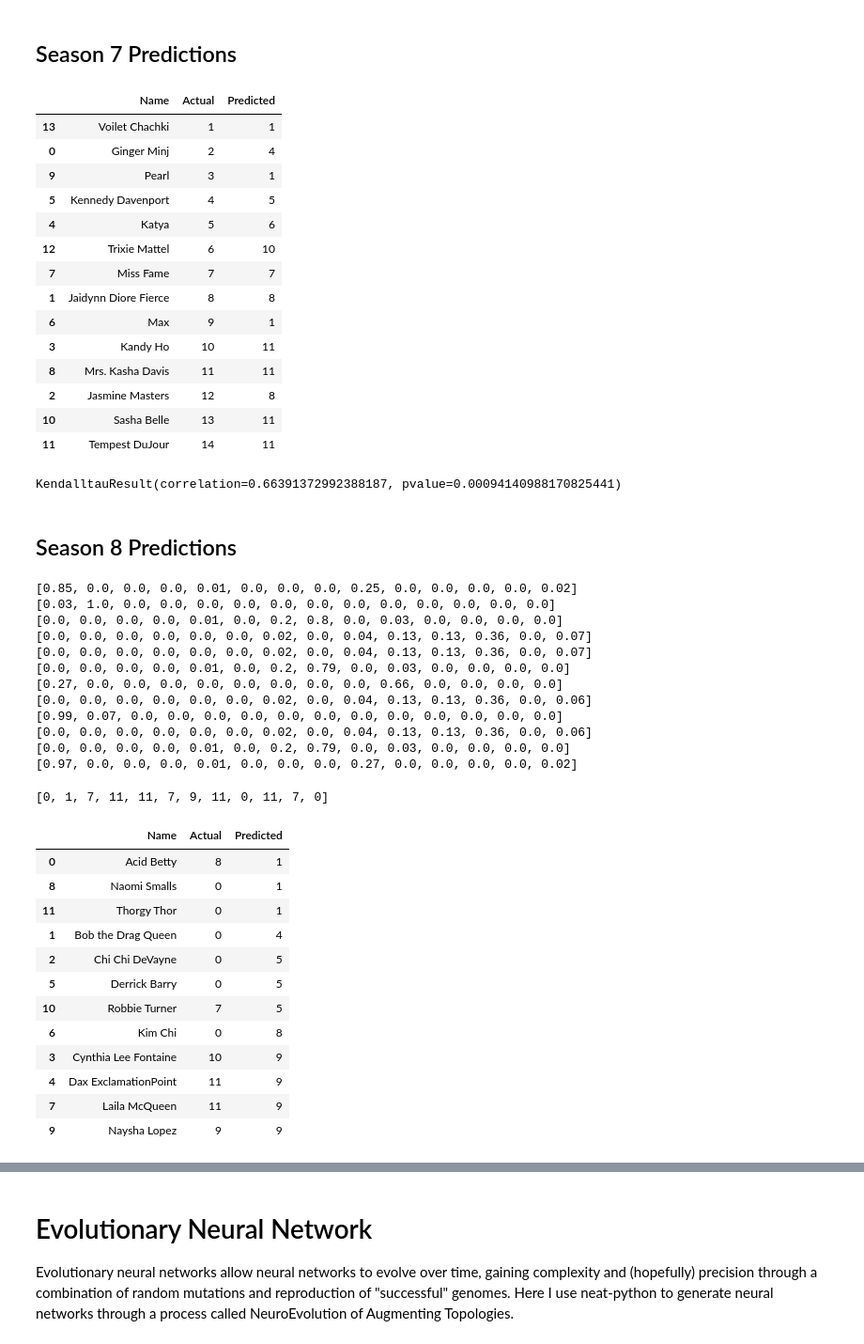
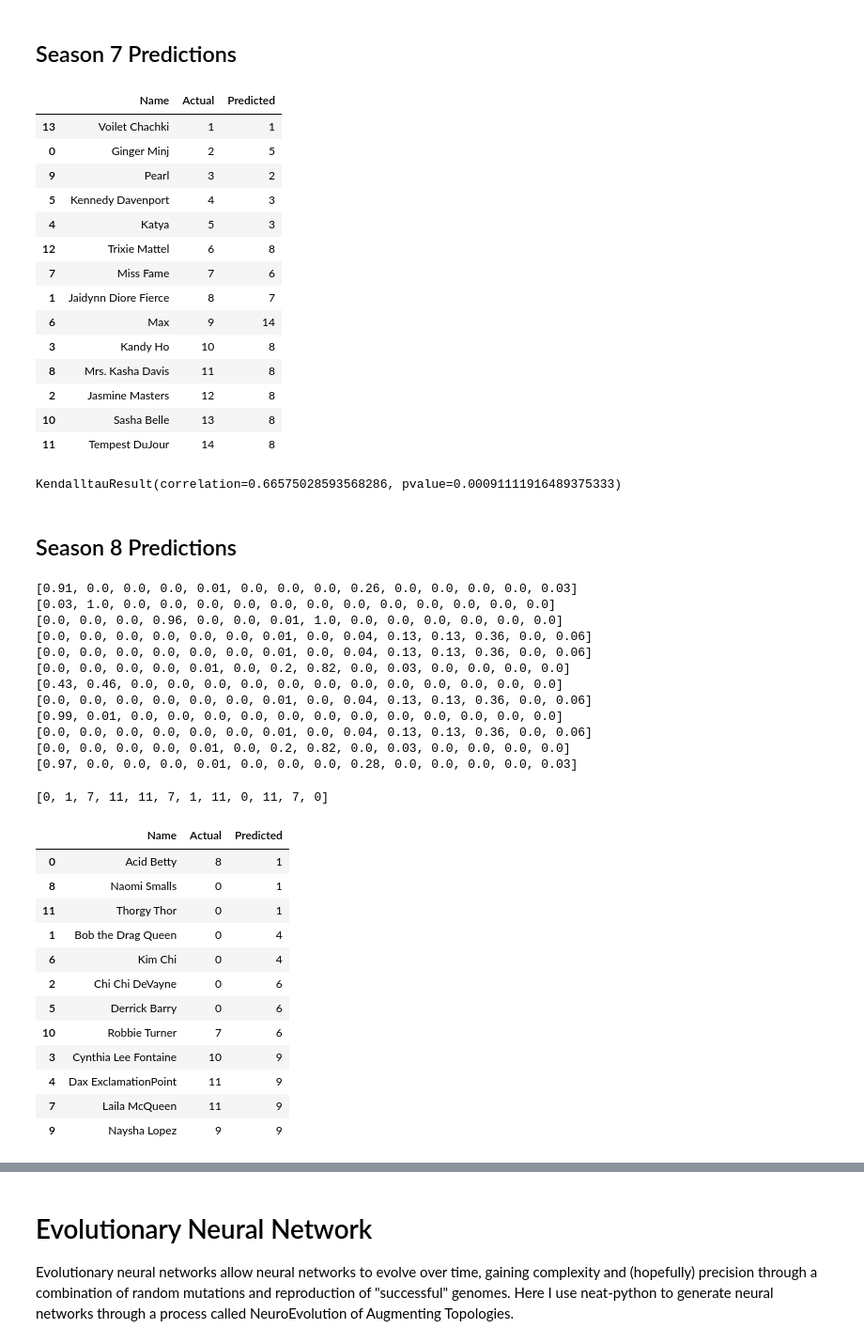
Before and after one commit to telliott27/rupaulsdragrace, a Jupyter notebook: Drag Race.ipynb, the cells around one changed output, grey strips where cells are left out. Shown: that part at 94% size. Saved outputs shown, nothing was run; the diff lists cells and outputs as text; code cells hidden in the pictures.

```diff
--- a/Drag Race.ipynb
+++ b/Drag Race.ipynb
@@ -349,23 +370,32 @@ output_layer = [[random.random() for __ in range(num_hidden + 1)]
 network = [hidden_layer, output_layer]
 # %% [markdown]
 Neural networks work best if values are standardized close to 0-1. So for the non-dummy variables, I'll standardize to mean=0, sd=1
+# %%
+# create a function to scale the data for us
+def scaleQueens(df):
+    """Scale Age, Wins, Highs, Lows, and Lipsyncs in feature data frames"""
+    df['Age'] = scale(df['Age'])
+    df['Wins'] = scale(df['Wins'])
+    df['Highs'] = scale(df['Highs'])
+    df['Lows'] = scale(df['Lows'])
+    df['Lipsyncs'] = scale(df['Lipsyncs'])
+    return df
 # %%
 from sklearn.preprocessing import scale
 queensNN = queens
-queensNN['Age'] = scale(queensNN['Age'])
-queensNN['Wins'] = scale(queensNN['Wins'])
-queensNN['Highs'] = scale(queensNN['Highs'])
-queensNN['Lows'] = scale(queensNN['Lows'])
+#scale season for entire data set (I'll scale each subset of data individually for everything else)
 queensNN['Season'] = scale(queensNN['Season'])
-queensNN['Lipsyncs'] = scale(queensNN['Lipsyncs'])
 
 #dataset = zip(inputs_dig, targets_dig)
 # %%
 XtrainNN = queensNN.loc[queens.Season<7,['Age','PuertoRico','PlusSize','Wins','Highs','Lows','Lipsyncs','Season']]
+XtrainNN = scaleQueens(XtrainNN)
 XtestNN = queensNN.loc[(queensNN.Season>1) & (queensNN.Season<1.5),['Age','PuertoRico','PlusSize','Wins','Highs','Lows','Lipsyncs','Season']]
+XtestNN = scaleQueens(XtestNN)
 ytrainNN = queensNN.loc[queens.Season<7,'Place']
 ytestNN = queensNN.loc[queens.Season==7,'Place']
 season8XNN = queensNN.loc[queensNN.Season>1.5,['Age','PuertoRico','PlusSize','Wins','Highs','Lows','Lipsyncs','Season']]
+season8XNN = scaleQueens(season8XNN)
 season8yNN = queensNN.loc[queens.Season==8,'Place']
 # %%
 yNN = [[1 if i == j else 0 for i in range(14)]
@@ -399,23 +429,23 @@ season7NN.sort_values('Actual')
 # %% [output]
 |  | Name | Actual | Predicted |
 | 13 | Voilet Chachki | 1 | 1 |
-| 0 | Ginger Minj | 2 | 4 |
-| 9 | Pearl | 3 | 1 |
-| 5 | Kennedy Davenport | 4 | 5 |
-| 4 | Katya | 5 | 6 |
-| 12 | Trixie Mattel | 6 | 10 |
-| 7 | Miss Fame | 7 | 7 |
-| 1 | Jaidynn Diore Fierce | 8 | 8 |
-| 6 | Max | 9 | 1 |
-| 3 | Kandy Ho | 10 | 11 |
-| 8 | Mrs. Kasha Davis | 11 | 11 |
+| 0 | Ginger Minj | 2 | 5 |
+| 9 | Pearl | 3 | 2 |
+| 5 | Kennedy Davenport | 4 | 3 |
+| 4 | Katya | 5 | 3 |
+| 12 | Trixie Mattel | 6 | 8 |
+| 7 | Miss Fame | 7 | 6 |
+| 1 | Jaidynn Diore Fierce | 8 | 7 |
+| 6 | Max | 9 | 14 |
+| 3 | Kandy Ho | 10 | 8 |
+| 8 | Mrs. Kasha Davis | 11 | 8 |
 | 2 | Jasmine Masters | 12 | 8 |
-| 10 | Sasha Belle | 13 | 11 |
-| 11 | Tempest DuJour | 14 | 11 |
+| 10 | Sasha Belle | 13 | 8 |
+| 11 | Tempest DuJour | 14 | 8 |
 # %%
 kendalltau(season7NN.Actual,season7NN.Predicted)
 # %% [output]
-KendalltauResult(correlation=0.66391372992388187, pvalue=0.00094140988170825441)
+KendalltauResult(correlation=0.66575028593568286, pvalue=0.00091111916489375333)
 # %% [markdown]
 ## Season 8 Predictions
 # %%
@@ -431,38 +461,39 @@ for i, input in enumerate(X8NN):
 for q in predictedY:
     print([round(a,2) for a in q])
 # %% [output]
-[0.85, 0.0, 0.0, 0.0, 0.01, 0.0, 0.0, 0.0, 0.25, 0.0, 0.0, 0.0, 0.0, 0.02]
+[0.91, 0.0, 0.0, 0.0, 0.01, 0.0, 0.0, 0.0, 0.26, 0.0, 0.0, 0.0, 0.0, 0.03]
 [0.03, 1.0, 0.0, 0.0, 0.0, 0.0, 0.0, 0.0, 0.0, 0.0, 0.0, 0.0, 0.0, 0.0]
-[0.0, 0.0, 0.0, 0.0, 0.01, 0.0, 0.2, 0.8, 0.0, 0.03, 0.0, 0.0, 0.0, 0.0]
-[0.0, 0.0, 0.0, 0.0, 0.0, 0.0, 0.02, 0.0, 0.04, 0.13, 0.13, 0.36, 0.0, 0.07]
-[0.0, 0.0, 0.0, 0.0, 0.0, 0.0, 0.02, 0.0, 0.04, 0.13, 0.13, 0.36, 0.0, 0.07]
-[0.0, 0.0, 0.0, 0.0, 0.01, 0.0, 0.2, 0.79, 0.0, 0.03, 0.0, 0.0, 0.0, 0.0]
-[0.27, 0.0, 0.0, 0.0, 0.0, 0.0, 0.0, 0.0, 0.0, 0.66, 0.0, 0.0, 0.0, 0.0]
-[0.0, 0.0, 0.0, 0.0, 0.0, 0.0, 0.02, 0.0, 0.04, 0.13, 0.13, 0.36, 0.0, 0.06]
-[0.99, 0.07, 0.0, 0.0, 0.0, 0.0, 0.0, 0.0, 0.0, 0.0, 0.0, 0.0, 0.0, 0.0]
-[0.0, 0.0, 0.0, 0.0, 0.0, 0.0, 0.02, 0.0, 0.04, 0.13, 0.13, 0.36, 0.0, 0.06]
-[0.0, 0.0, 0.0, 0.0, 0.01, 0.0, 0.2, 0.79, 0.0, 0.03, 0.0, 0.0, 0.0, 0.0]
-[0.97, 0.0, 0.0, 0.0, 0.01, 0.0, 0.0, 0.0, 0.27, 0.0, 0.0, 0.0, 0.0, 0.02]
+[0.0, 0.0, 0.0, 0.96, 0.0, 0.0, 0.01, 1.0, 0.0, 0.0, 0.0, 0.0, 0.0, 0.0]
+[0.0, 0.0, 0.0, 0.0, 0.0, 0.0, 0.01, 0.0, 0.04, 0.13, 0.13, 0.36, 0.0, 0.06]
+[0.0, 0.0, 0.0, 0.0, 0.0, 0.0, 0.01, 0.0, 0.04, 0.13, 0.13, 0.36, 0.0, 0.06]
+[0.0, 0.0, 0.0, 0.0, 0.01, 0.0, 0.2, 0.82, 0.0, 0.03, 0.0, 0.0, 0.0, 0.0]
+[0.43, 0.46, 0.0, 0.0, 0.0, 0.0, 0.0, 0.0, 0.0, 0.0, 0.0, 0.0, 0.0, 0.0]
+[0.0, 0.0, 0.0, 0.0, 0.0, 0.0, 0.01, 0.0, 0.04, 0.13, 0.13, 0.36, 0.0, 0.06]
+[0.99, 0.01, 0.0, 0.0, 0.0, 0.0, 0.0, 0.0, 0.0, 0.0, 0.0, 0.0, 0.0, 0.0]
+[0.0, 0.0, 0.0, 0.0, 0.0, 0.0, 0.01, 0.0, 0.04, 0.13, 0.13, 0.36, 0.0, 0.06]
+[0.0, 0.0, 0.0, 0.0, 0.01, 0.0, 0.2, 0.82, 0.0, 0.03, 0.0, 0.0, 0.0, 0.0]
+[0.97, 0.0, 0.0, 0.0, 0.01, 0.0, 0.0, 0.0, 0.28, 0.0, 0.0, 0.0, 0.0, 0.03]
 # %%
 [a.index(max(a)) for a in predictedY]
 # %% [output]
-[0, 1, 7, 11, 11, 7, 9, 11, 0, 11, 7, 0]
+[0, 1, 7, 11, 11, 7, 1, 11, 0, 11, 7, 0]
 # %%
 predictedPlace = [a.index(max(a)) for a in predictedY]
 predictedPlace = rankdata(predictedPlace,method='min')
 season8NN = season8
 season8NN['Predicted'] = predictedPlace
-season8NN.sort_values('Predicted')
+season8NN = season8NN.sort_values('Predicted')
+season8NN
 # %% [output]
 |  | Name | Actual | Predicted |
 | 0 | Acid Betty | 8 | 1 |
 | 8 | Naomi Smalls | 0 | 1 |
 | 11 | Thorgy Thor | 0 | 1 |
 | 1 | Bob the Drag Queen | 0 | 4 |
-| 2 | Chi Chi DeVayne | 0 | 5 |
-| 5 | Derrick Barry | 0 | 5 |
-| 10 | Robbie Turner | 7 | 5 |
-| 6 | Kim Chi | 0 | 8 |
+| 6 | Kim Chi | 0 | 4 |
+| 2 | Chi Chi DeVayne | 0 | 6 |
+| 5 | Derrick Barry | 0 | 6 |
+| 10 | Robbie Turner | 7 | 6 |
 | 3 | Cynthia Lee Fontaine | 10 | 9 |
 | 4 | Dax ExclamationPoint | 11 | 9 |
 | 7 | Laila McQueen | 11 | 9 |
```
Also changed, not shown: parts of 6 cells of this notebook.
